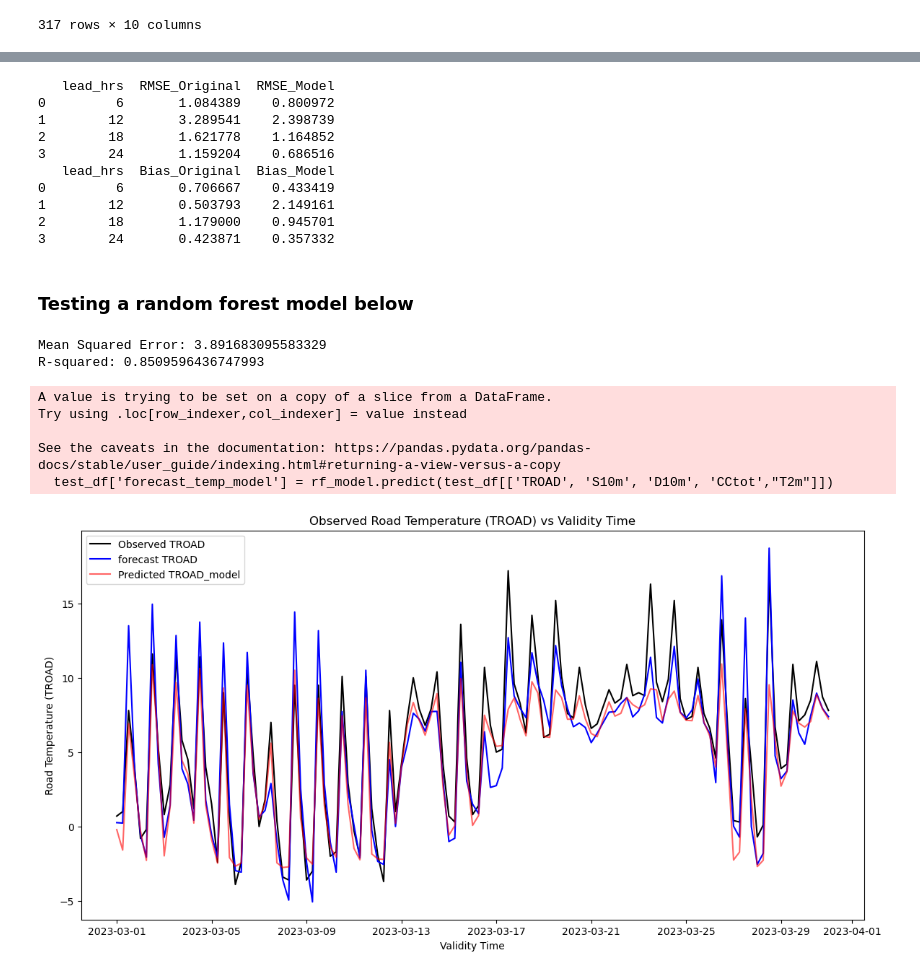
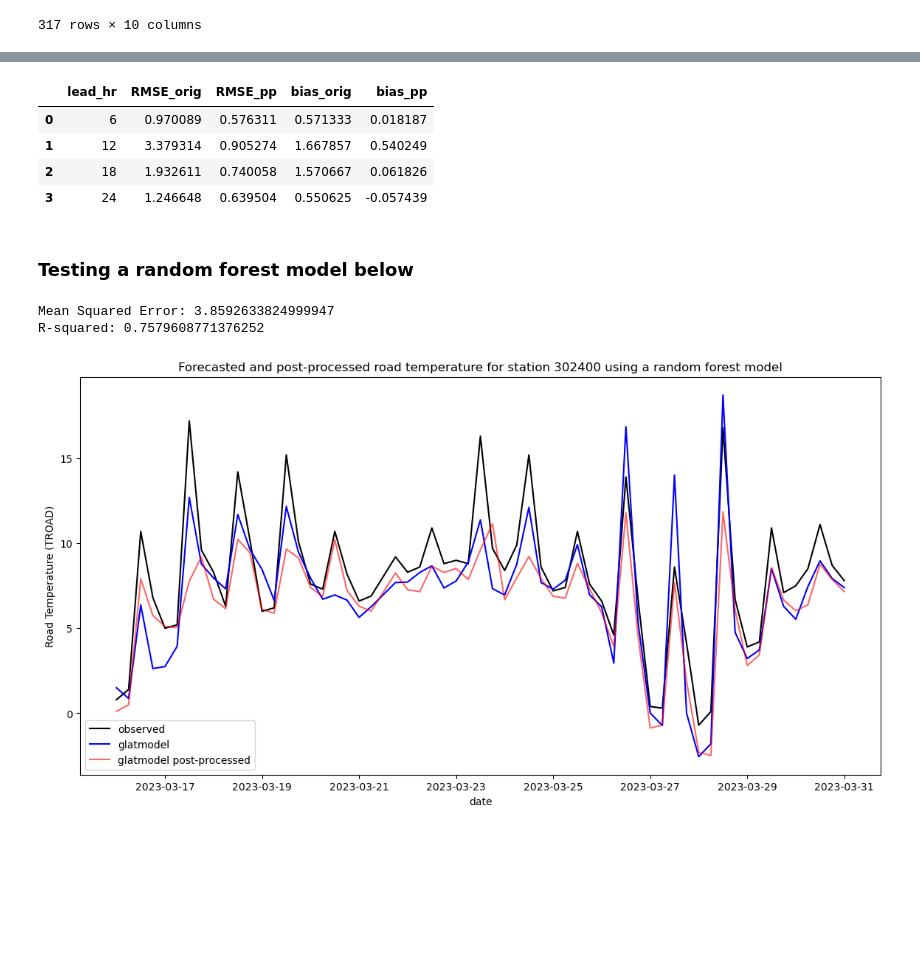
Before and after one commit to carlos9917/ml_pp, a Jupyter notebook: python/lin_rforest_with_glat_features.ipynb, the cells around one changed output, grey strips where cells are left out. Saved outputs shown, nothing was run; the diff lists cells and outputs as text; code cells hidden in the pictures; blank space fills up the shorter version.

```diff
--- a/python/lin_rforest_with_glat_features.ipynb
+++ b/python/lin_rforest_with_glat_features.ipynb
@@ -77,8 +83,10 @@ merged_df = merged_df.sort_values(by='validity_time')
 
 # Set the date range for training and testing
 
-train_end_date = datetime.strptime('2023-02-28', '%Y-%m-%d').replace(tzinfo=pytz.UTC)
-test_start_date = datetime.strptime('2023-03-01', '%Y-%m-%d').replace(tzinfo=pytz.UTC)
+train_end_date = datetime.strptime('2023-03-15', '%Y-%m-%d').replace(tzinfo=pytz.UTC)
+
+
+test_start_date = datetime.strptime('2023-03-16', '%Y-%m-%d').replace(tzinfo=pytz.UTC)
 test_end_date = datetime.strptime('2023-03-31','%Y-%m-%d').replace(tzinfo=pytz.UTC)
 #train_end_date = datetime(2024,2,28)  # End of February
 #test_start_date = datetime(2024,3,1) #'2024-03-01'  # Start of March
@@ -289,7 +285,7 @@ rmse_df = pd.DataFrame(rmse_results, columns=['lead_hrs', 'RMSE_Original', 'RMSE
 
 
 
-print(rmse_df)
+#print(rmse_df)
 
 
 # Function to calculate bias (mean error)
@@ -307,18 +303,17 @@ for lead_hr, group in test_df.groupby('lead_hrs'):
 # Convert results to a DataFrame for better readability
 bias_df = pd.DataFrame(bias_results, columns=['lead_hrs', 'Bias_Original', 'Bias_Model'])
 
-print(bias_df)
+#print(bias_df)
+errors_df = pd.DataFrame({"lead_hr": rmse_df.lead_hrs,"RMSE_orig":rmse_df.RMSE_Original, "RMSE_pp":rmse_df.RMSE_Model,
+                          "bias_orig":bias_df.Bias_Original,"bias_pp":bias_df.Bias_Model})
-# %% [output]
-   lead_hrs  RMSE_Original  RMSE_Model
-0         6       1.084389    0.800972
-1        12       3.289541    2.398739
-2        18       1.621778    1.164852
-3        24       1.159204    0.686516
-   lead_hrs  Bias_Original  Bias_Model
-0         6       0.706667    0.433419
-1        12       0.503793    2.149161
-2        18       1.179000    0.945701
-3        24       0.423871    0.357332
+# %%
+errors_df
+# %% [output]
+|  | lead_hr | RMSE_orig | RMSE_pp | bias_orig | bias_pp |
+| 0 | 6 | 0.970089 | 0.576311 | 0.571333 | 0.018187 |
+| 1 | 12 | 3.379314 | 0.905274 | 1.667857 | 0.540249 |
+| 2 | 18 | 1.932611 | 0.740058 | 1.570667 | 0.061826 |
+| 3 | 24 | 1.246648 | 0.639504 | 0.550625 | -0.057439 |
 # %% [markdown]
 ### Testing a random forest model below
 # %%
@@ -340,30 +335,26 @@ r2 = r2_score(y_test, y_pred_test)
 print(f"Mean Squared Error: {mse}")
 print(f"R-squared: {r2}")
 # %% [output]
-Mean Squared Error: 3.891683095583329
-R-squared: 0.8509596436747993
+Mean Squared Error: 3.8592633824999947
+R-squared: 0.7579608771376252
 # %%
 test_df['forecast_temp_model'] = rf_model.predict(test_df[['TROAD', 'S10m', 'D10m', 'CCtot',"T2m"]])
-# %% [output]
-A value is trying to be set on a copy of a slice from a DataFrame.
-Try using .loc[row_indexer,col_indexer] = value instead
-
-See the caveats in the documentation: https://pandas.pydata.org/pandas-docs/stable/user_guide/indexing.html#returning-a-view-versus-a-copy
-  test_df['forecast_temp_model'] = rf_model.predict(test_df[['TROAD', 'S10m', 'D10m', 'CCtot',"T2m"]])
 # %%
 # Plot TROAD versus validity_time
 plt.figure(figsize=(14, 7))
-plt.plot(test_df['validity_time'], test_df['TROAD'], label='Observed TROAD', color='black')
-plt.plot(test_df["validity_time"],test_df["forecast_temp"],label="forecast TROAD",color="blue")
-plt.plot(test_df['validity_time'], test_df['forecast_temp_model'], label='Predicted TROAD_model', color='red', alpha=0.6)
+plt.plot(test_df['validity_time'], test_df['TROAD'], label='observed', color='black')
+plt.plot(test_df["validity_time"],test_df["forecast_temp"],label="glatmodel",color="blue")
+plt.plot(test_df['validity_time'], test_df['forecast_temp_model'], label='glatmodel post-processed', color='red', alpha=0.6)
 
-plt.xlabel('Validity Time')
+
+plt.xlabel('date')
 plt.ylabel('Road Temperature (TROAD)')
-plt.title('Observed Road Temperature (TROAD) vs Validity Time')
+plt.title(f'Forecasted and post-processed road temperature for station {station_select} using a random forest model')
+
 plt.legend()
 plt.show()
 # %% [output]
-[figure, old version]
+[figure, new version]
 # %%
 test_df['orig_bias'] = test_df["forecast_temp"] - test_df["TROAD"]
 test_df["new_bias"] = test_df["forecast_temp_model"] - test_df["TROAD"]
```
Also changed, not shown: parts of 10 cells of this notebook.
